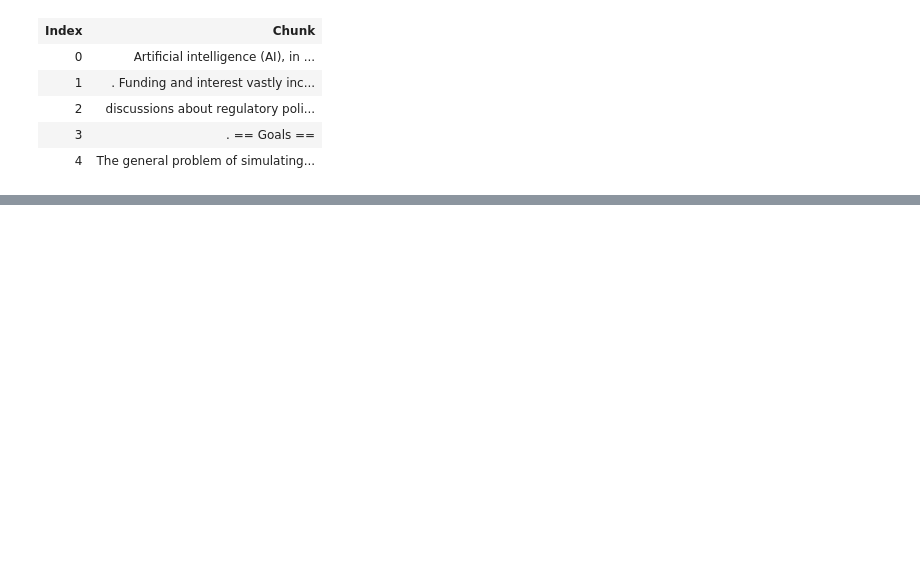
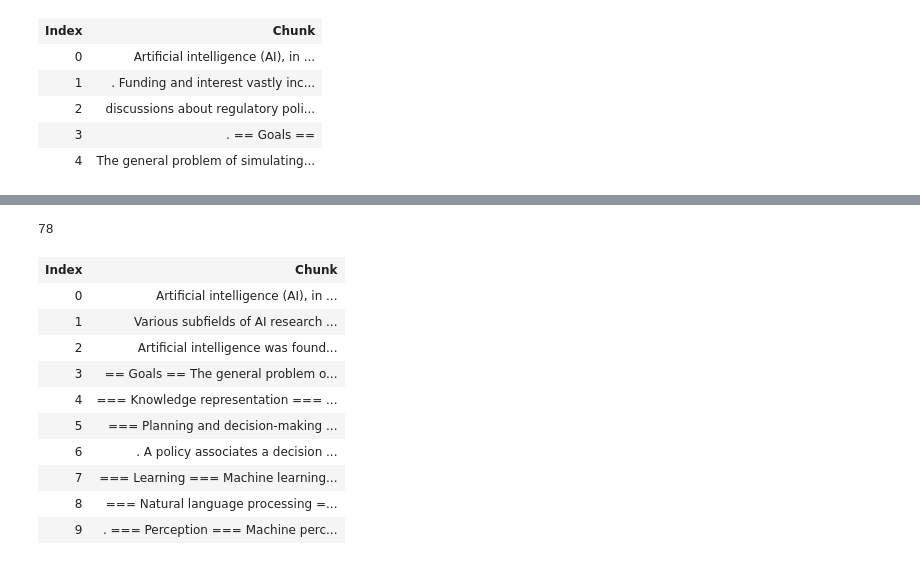
Before and after one commit to schole-ai/content-delivery, a Jupyter notebook: notebooks/chunking.ipynb, the cells around one changed output, grey strips where cells are left out. Drawn from its saved outputs; the diff is of its cells as text; code cells hidden in the pictures; blank space fills up the shorter version.

```diff
--- a/notebooks/chunking.ipynb
+++ b/notebooks/chunking.ipynb
@@ -108,0 +92,19 @@ len(chunks), chunks[:5]
+# %%
+chunks = chunker.llm_chunk(text)
+len(chunks)
+# %% [output]
+78
+# %%
+display_chunks(chunks, 10)
+# %% [output]
+| Index | Chunk |
+| 0 | Artificial intelligence (AI), in ... |
+| 1 | Various subfields of AI research ... |
+| 2 | Artificial intelligence was found... |
+| 3 | == Goals == The general problem o... |
+| 4 | === Knowledge representation === ... |
+| 5 | === Planning and decision-making ... |
+| 6 | . A policy associates a decision ... |
+| 7 | === Learning === Machine learning... |
+| 8 | === Natural language processing =... |
+| 9 | . === Perception === Machine perc... |
```
Also changed, not shown: parts of 5 cells of this notebook, 8 other files.
